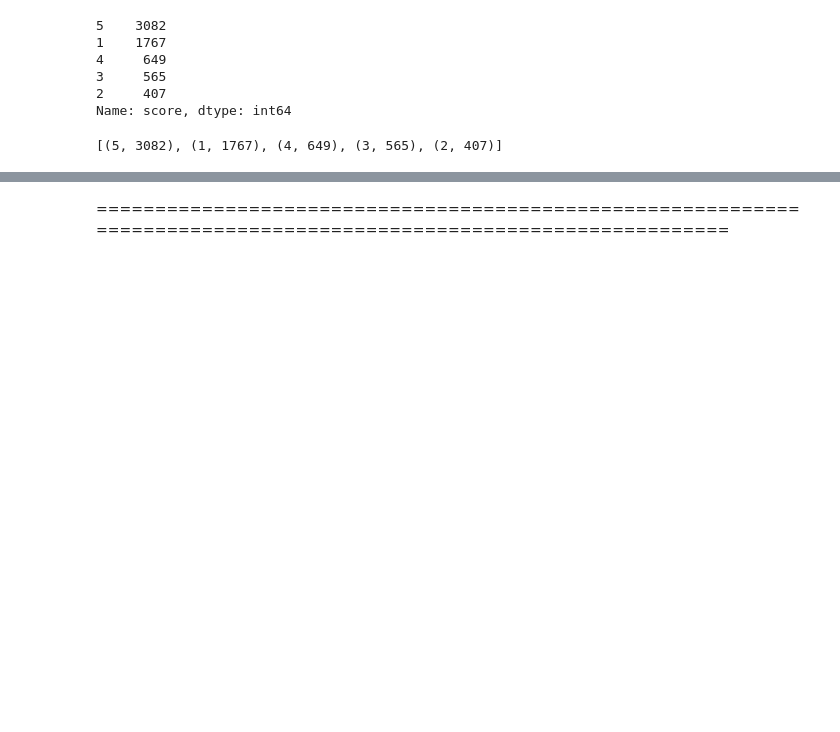
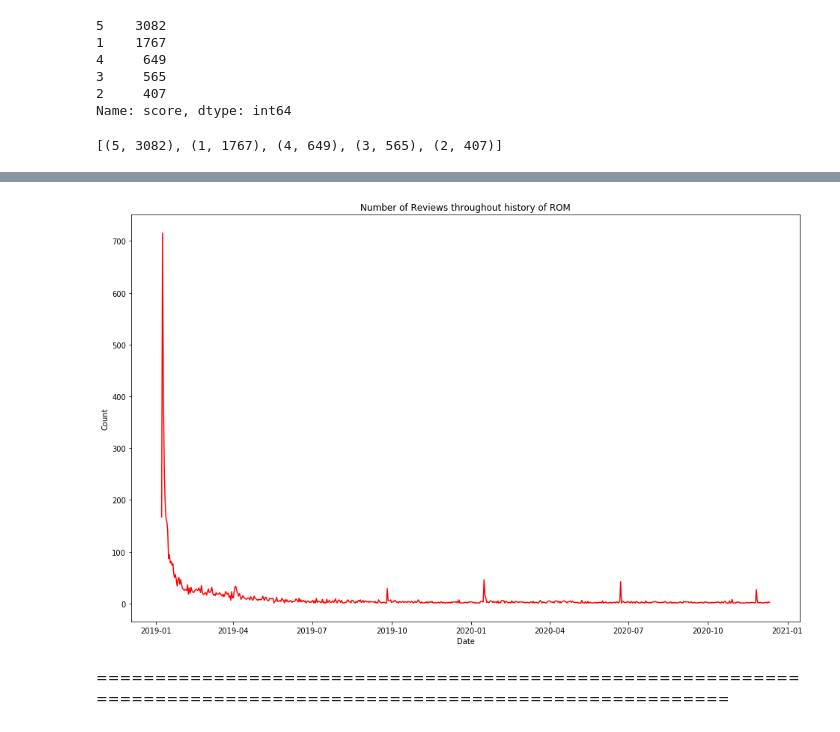
Before and after one commit to Moses-Lin/romreview, a Jupyter notebook: EDA.ipynb, the cells around one changed output, grey strips where cells are left out. Cells and saved outputs as stored; diff of their text form; code cells hidden in the pictures; blank space fills up the shorter version.

```diff
--- a/EDA.ipynb
+++ b/EDA.ipynb
@@ -157,0 +191,3 @@ df['reviewCreatedVersion'].value_counts()
+# %%
+df['at'] = df['at'].str[0:10]
+df['at'].value_counts()
@@ -157,0 +207,3 @@ df['reviewCreatedVersion'].value_counts()
+# %%
+df['at'] = pd.to_datetime(df['at'], format='%Y-%m-%d')
+df['at']
@@ -157,0 +223,4 @@ df['reviewCreatedVersion'].value_counts()
+# %%
+reviewtimecounts = df['at'].value_counts().reset_index(name='counts')
+reviewtimecounts.columns = ['date', 'counts']
+reviewtimecounts
@@ -157,0 +241,3 @@ df['reviewCreatedVersion'].value_counts()
+# %%
+reviewtimecounts = reviewtimecounts.sort_values(by='date')
+reviewtimecounts
@@ -158,3 +258,17 @@ df['reviewCreatedVersion'].value_counts()
+# %%
+fig, ax = plt.subplots(figsize=(16, 10))
+
+ax.plot(reviewtimecounts['date'],
+        reviewtimecounts['counts'],
+        color='red')
+
+ax.set(xlabel="Date",
+       ylabel="Count",
+       title="Number of Reviews throughout history of ROM")
+
+plt.show()
+# %% [output]
+[figure, added]
 # %% [markdown]
 ==================================================================================================================
 # %% [markdown]
```
Also changed, not shown: parts of 10 cells of this notebook.
